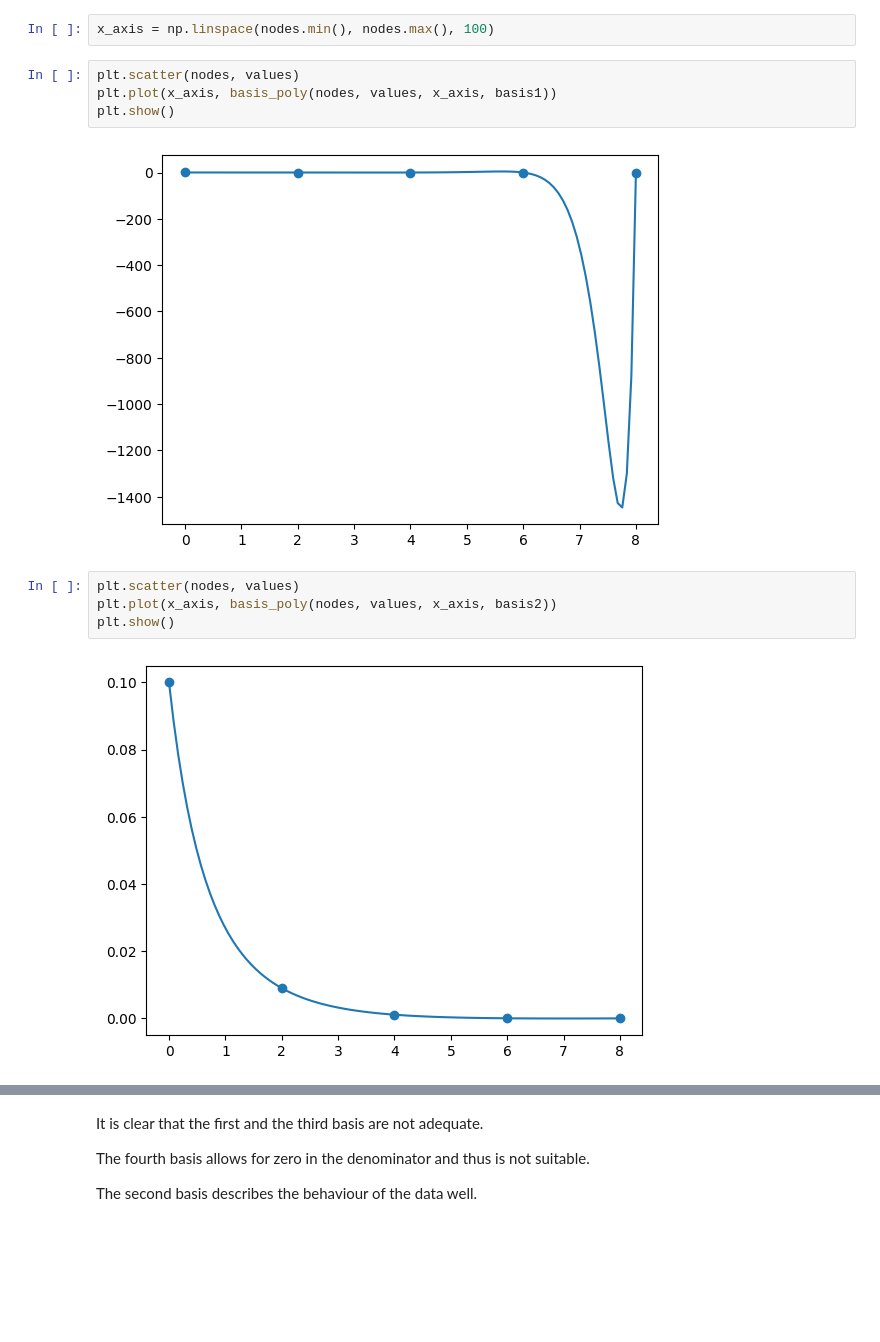
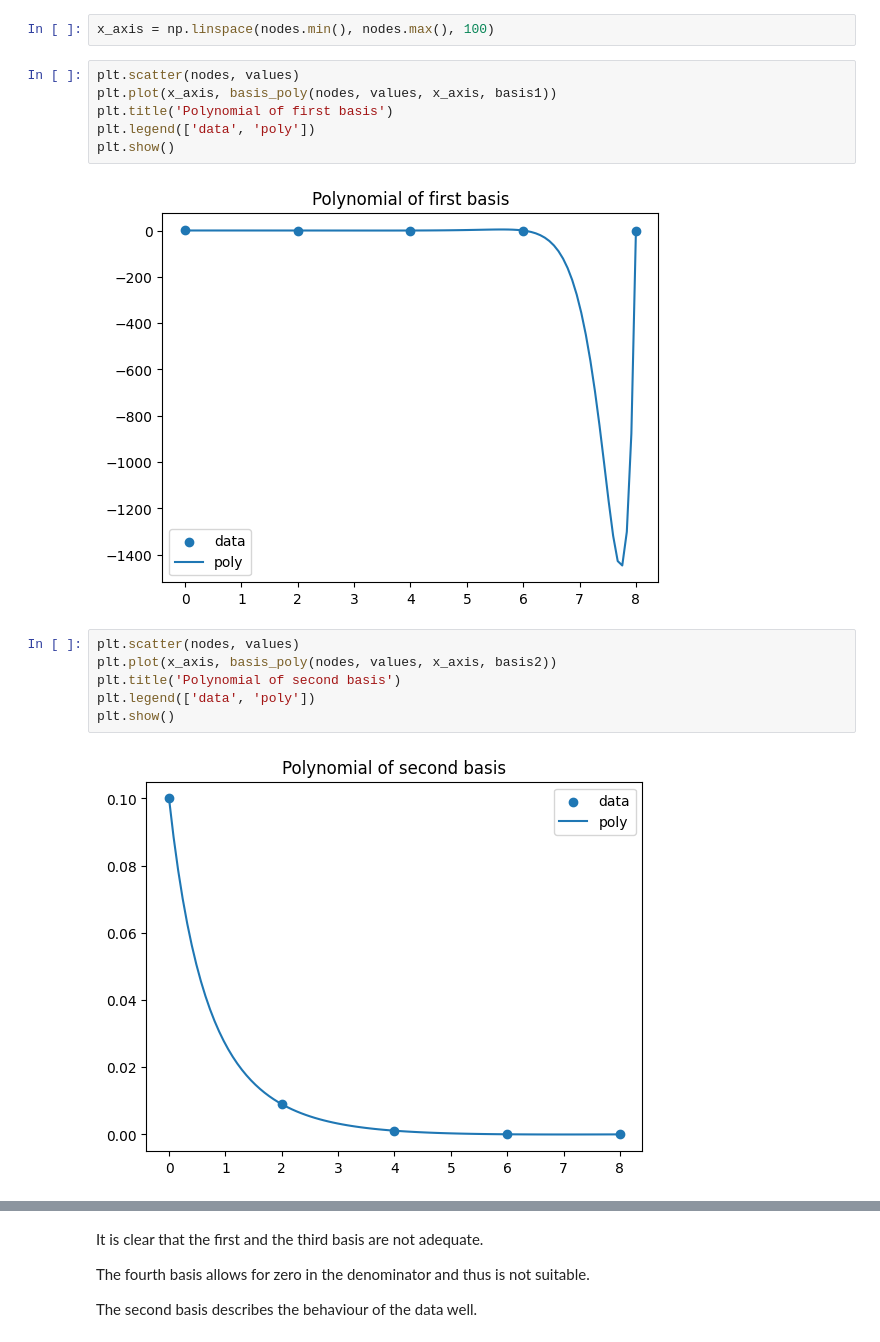
Before and after one commit to ivo3123/NumericalMethods, a Jupyter notebook: week05/task8.ipynb, the cells around one changed output, grey strips where cells are left out. Saved outputs shown, nothing was run; the diff lists cells and outputs as text; blank space fills up the shorter version.

Commit message:
added legends and titles

```diff
--- a/week05/task8.ipynb
+++ b/week05/task8.ipynb
@@ -39,15 +39,19 @@ x_axis = np.linspace(nodes.min(), nodes.max(), 100)
 # %%
 plt.scatter(nodes, values)
 plt.plot(x_axis, basis_poly(nodes, values, x_axis, basis1))
+plt.title('Polynomial of first basis')
+plt.legend(['data', 'poly'])
 plt.show()
 # %% [output]
-[figure, old version]
+[figure, new version]
 # %%
 plt.scatter(nodes, values)
 plt.plot(x_axis, basis_poly(nodes, values, x_axis, basis2))
+plt.title('Polynomial of second basis')
+plt.legend(['data', 'poly'])
 plt.show()
 # %% [output]
-[figure, old version]
+[figure, new version]
 # %%
 plt.scatter(nodes, values)
 plt.plot(x_axis, basis_poly(nodes, values, x_axis, basis3))
```
Also changed, not shown: parts of 1 cell of this notebook.
